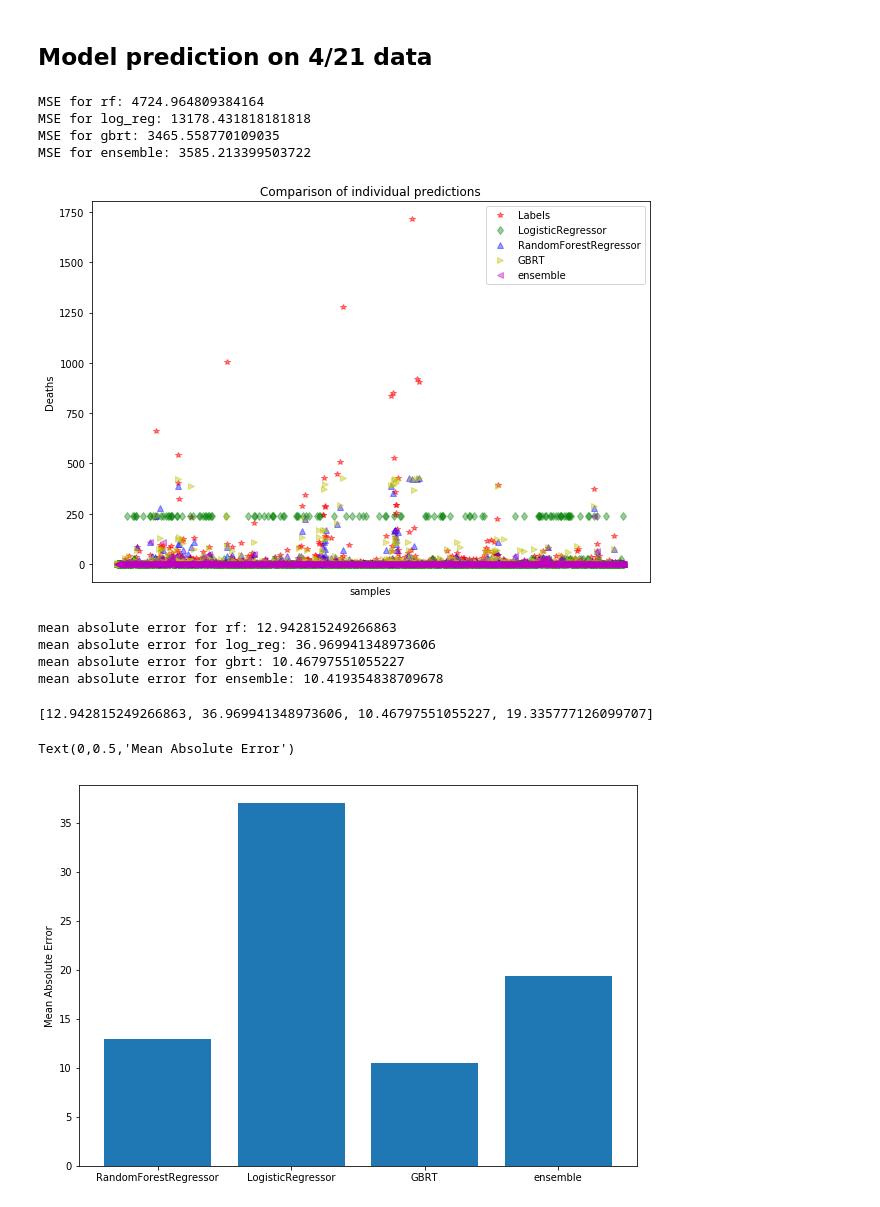
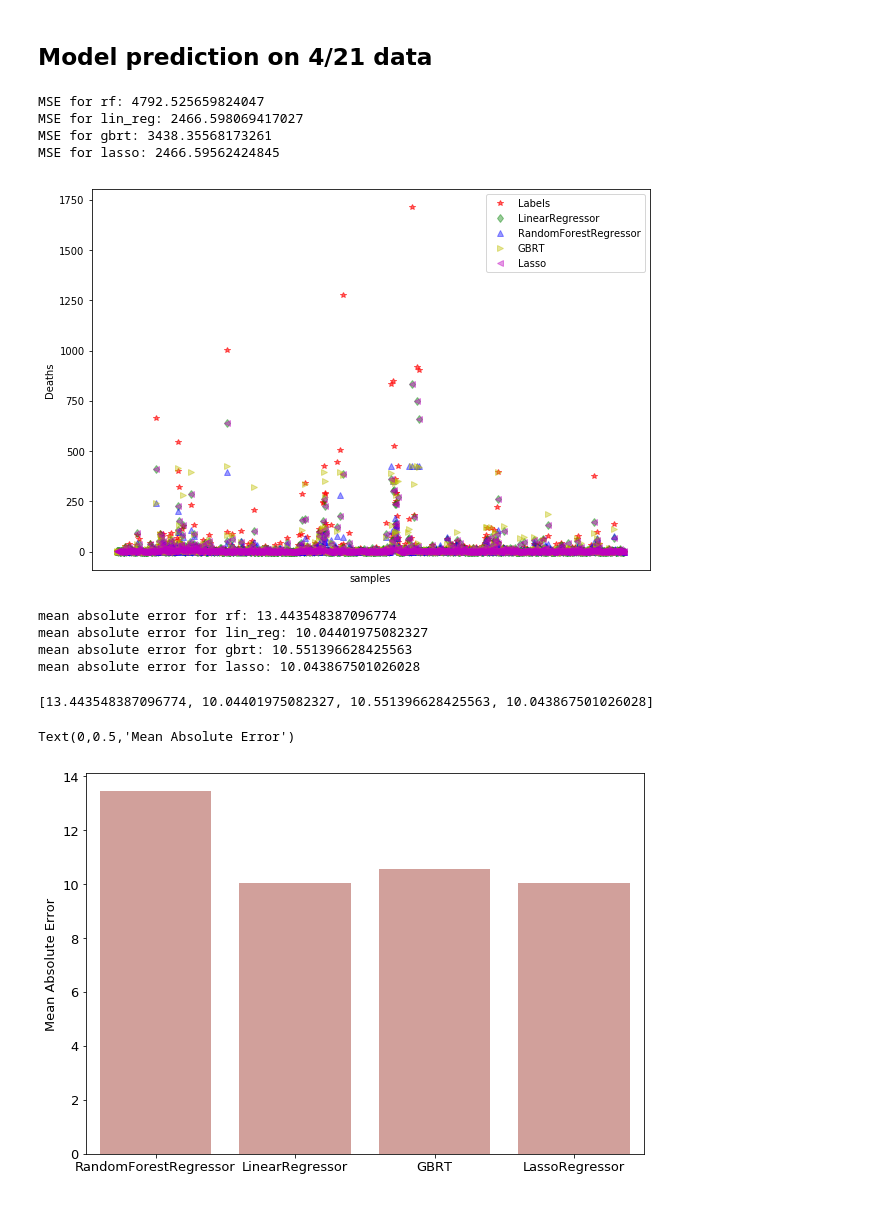
Before and after one commit to tiffttu/BINF_final, a Jupyter notebook: Regression Model (deaths) _final.ipynb, the cells around one changed output. Drawn from its saved outputs; the diff is of its cells as text; code cells hidden in the pictures.

```diff
--- a/Regression Model (deaths) _final.ipynb
+++ b/Regression Model (deaths) _final.ipynb
@@ -396,4 +408,13 @@ print(rf_gs.best_params_)
 log_reg = LogisticRegression()
 #fit the model to the training data
 log_reg.fit(X_train, y_train)
+reg = linear_model.Lasso(alpha=0.1)
+reg.fit(X_train, y_train)
+lin_reg = LinearRegression()
+lin_reg.fit(X_train, y_train)
+gbrt = GradientBoostingRegressor(max_depth=5,
+                                 n_estimators=3,
+                                 learning_rate=1.0)
+gbrt.fit(X_train, y_train)
+gbrt.score(X_test, y_test)
 # %% [output]
@@ -508,59 +484,57 @@ X_new = X.drop(['deaths'], axis = 1)
 X_april = X[['population_20', 'population_65', 'licensed_all_beds', 'staffed_all_beds', 'cases', 'staffed_all_beds']]
 # %%
 print('MSE for rf: {}'.format(mean_squared_error(Y_d, rf_best.predict(X_april))))
-print('MSE for log_reg: {}'.format(mean_squared_error(Y_d, log_reg.predict(X_april))))
+print('MSE for lin_reg: {}'.format(mean_squared_error(Y_d, lin_reg.predict(X_april))))
 print('MSE for gbrt: {}'.format(mean_squared_error(Y_d, gbrt.predict(X_april))))
-print('MSE for ensemble: {}'.format(mean_squared_error(y_test, ensemble.predict(X_test))))
+print('MSE for lasso: {}'.format(mean_squared_error(Y_d, reg.predict(X_april))))
 # %% [output]
-MSE for rf: 4724.964809384164
-MSE for log_reg: 13178.431818181818
-MSE for gbrt: 3465.558770109035
-MSE for ensemble: 3585.213399503722
+MSE for rf: 4792.525659824047
+MSE for lin_reg: 2466.598069417027
+MSE for gbrt: 3438.35568173261
+MSE for lasso: 2466.59562424845
 # %%
 plt.figure(figsize=(10,7))
-plt.plot(np.arange(Y_d.shape[0]), Y_d, 'r*', label='Labels', alpha = 0.5)
-plt.plot(np.arange(Y_d.shape[0]), log_reg.predict(X_april), 'gd', label='LogisticRegressor', alpha=0.4)
+plt.plot(np.arange(Y_d.shape[0]), Y_d, 'r*', label='Labels', alpha = 0.6)
+plt.plot(np.arange(Y_d.shape[0]), lin_reg.predict(X_april), 'gd', label='LinearRegressor', alpha=0.4)
 plt.plot(np.arange(Y_d.shape[0]), rf_best.predict(X_april), 'b^', label='RandomForestRegressor', alpha=0.4)
 plt.plot(np.arange(Y_d.shape[0]), gbrt.predict(X_april), 'y>', label='GBRT', alpha=0.4)
-plt.plot(np.arange(Y_d.shape[0]), ensemble.predict(X_april), 'm<', label='ensemble', alpha=0.4)
+plt.plot(np.arange(Y_d.shape[0]), reg.predict(X_april), 'm<', label='Lasso', alpha=0.4)
 plt.tick_params(axis='x', which='both', bottom=False, top=False,
                 labelbottom=False)
 plt.ylabel('Deaths')
 plt.xlabel('samples')
 plt.legend(loc="best")
-plt.title('Comparison of individual predictions')
+#plt.title('Comparison of individual predictions')
 plt.show()
 # %% [output]
-[figure, old version]
+[figure, new version]
 # %%
 from sklearn.metrics import mean_absolute_error
 # %%
 print('mean absolute error for rf: {}'.format(mean_absolute_error(Y_d, rf_best.predict(X_april))))
-print('mean absolute error for log_reg: {}'.format(mean_absolute_error(Y_d, log_reg.predict(X_april))))
+print('mean absolute error for lin_reg: {}'.format(mean_absolute_error(Y_d, lin_reg.predict(X_april))))
 print('mean absolute error for gbrt: {}'.format(mean_absolute_error(Y_d, gbrt.predict(X_april))))
-print('mean absolute error for ensemble: {}'.format(mean_absolute_error(y_test, ensemble.predict(X_test))))
+print('mean absolute error for lasso: {}'.format(mean_absolute_error(Y_d, reg.predict(X_april))))
 # %% [output]
-mean absolute error for rf: 12.942815249266863
-mean absolute error for log_reg: 36.969941348973606
-mean absolute error for gbrt: 10.46797551055227
-mean absolute error for ensemble: 10.419354838709678
+mean absolute error for rf: 13.443548387096774
+mean absolute error for lin_reg: 10.04401975082327
+mean absolute error for gbrt: 10.551396628425563
+mean absolute error for lasso: 10.043867501026028
 # %%
-mae = [mean_absolute_error(Y_d, rf_best.predict(X_april)), mean_absolute_error(Y_d, log_reg.predict(X_april)),
-      mean_absolute_error(Y_d, gbrt.predict(X_april)), mean_absolute_error(Y_d, ensemble.predict(X_april))]
+mae = [mean_absolute_error(Y_d, rf_best.predict(X_april)), mean_absolute_error(Y_d, lin_reg.predict(X_april)),
+      mean_absolute_error(Y_d, gbrt.predict(X_april)), mean_absolute_error(Y_d, reg.predict(X_april))]
 # %%
 mae
 # %% [output]
-[12.942815249266863, 36.969941348973606, 10.46797551055227, 19.335777126099707]
+[13.443548387096774, 10.04401975082327, 10.551396628425563, 10.043867501026028]
 # %%
-reg = ["RandomForestRegressor", "LogisticRegressor", "GBRT", "ensemble"]
-y_pos = np.arange(len(reg))
+label_names = ["RandomForestRegressor", "LinearRegressor", "GBRT", "LassoRegressor"]
+y_pos = np.arange(len(label_names))
 # %%
 plt.figure(figsize=(10,7))
-plt.bar(y_pos, mae)
-plt.xticks(y_pos, reg)
+ax = sns.barplot(y_pos, mae, color = "salmon", saturation=.4)
+plt.xticks(y_pos, label_names)
 plt.ylabel('Mean Absolute Error')
-#plt.xlabel('samples')
-#plt.title('Mean Absolute Error')
 # %% [output]
 Text(0,0.5,'Mean Absolute Error')
-[figure, old version]
+[figure, new version]
```
Also changed, not shown: parts of 19 cells of this notebook.
